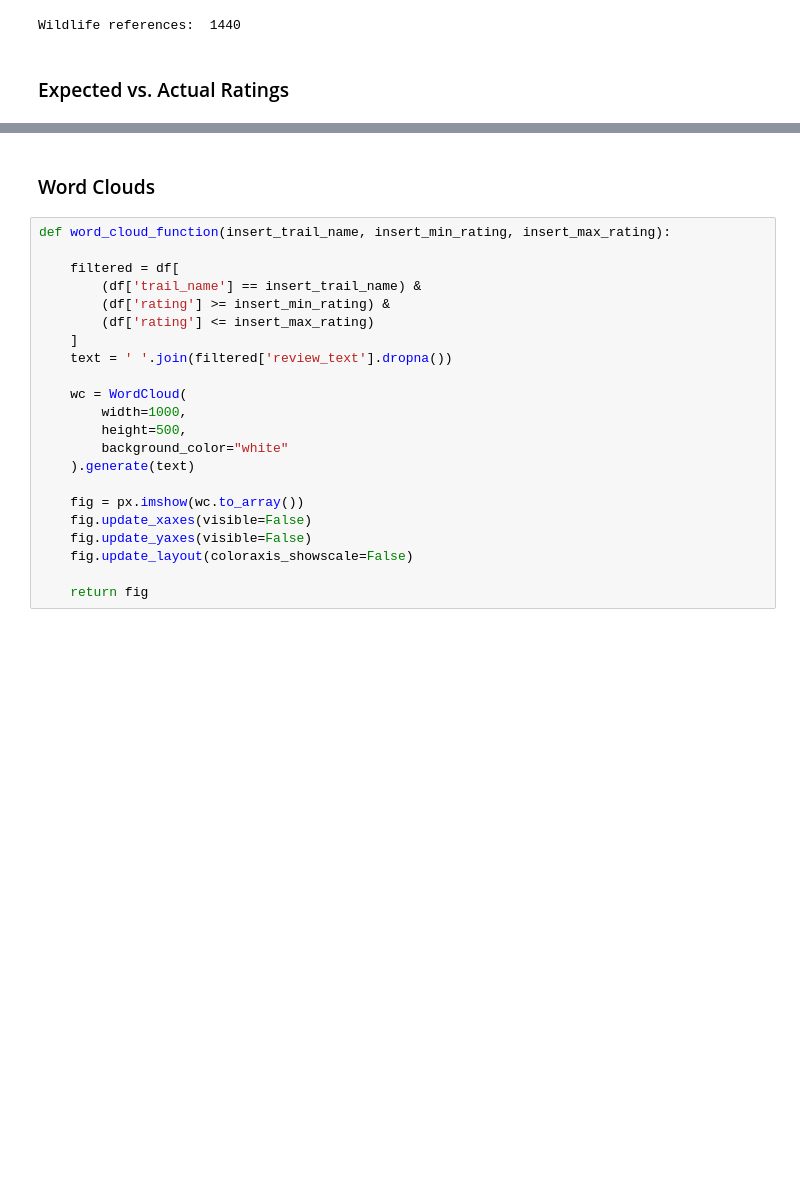
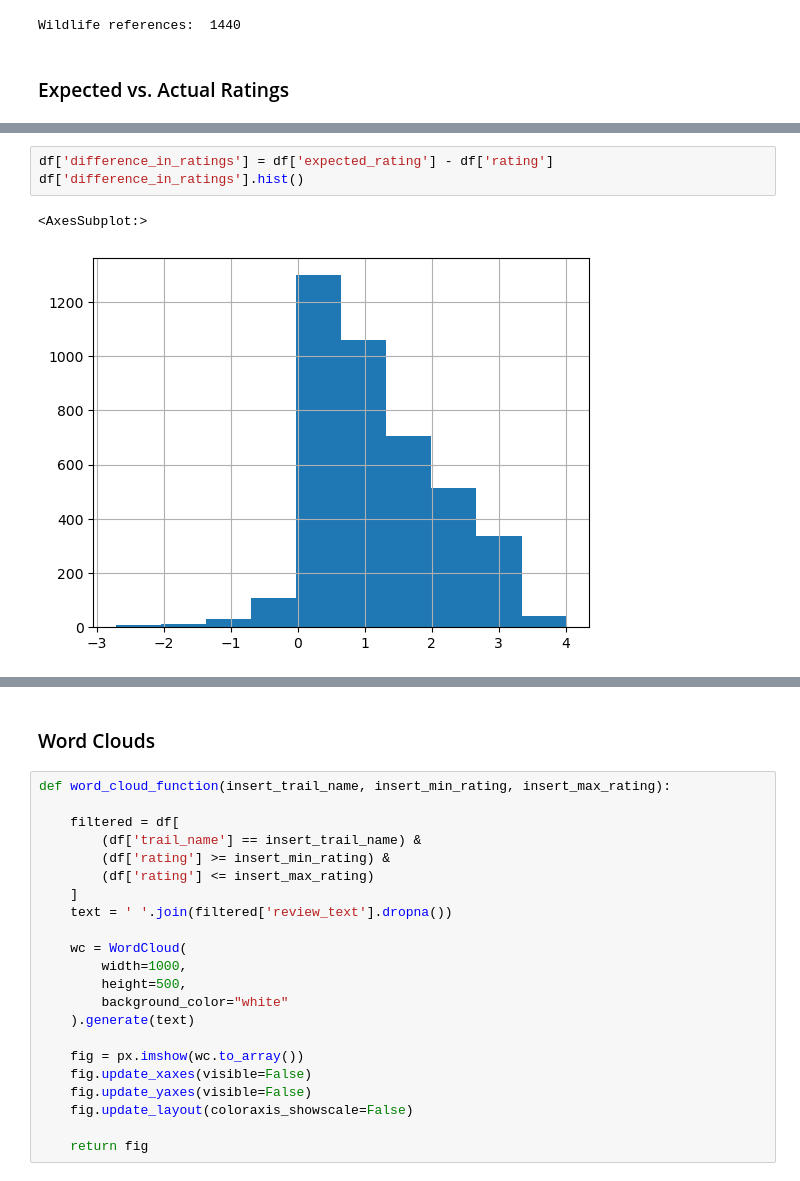
Before and after one commit to statzenthusiast921/hike_monitoring, a Jupyter notebook: scripts/More EDA on AllTrails 07.10.26.ipynb, the cells around one changed output, grey strips where cells are left out. Drawn from its saved outputs; the diff is of its cells as text; blank space fills up the shorter version.

```diff
--- a/scripts/More EDA on AllTrails 07.10.26.ipynb
+++ b/scripts/More EDA on AllTrails 07.10.26.ipynb
@@ -38,0 +54,6 @@ Wildlife references:  1440
+# %%
+df['difference_in_ratings'] = df['expected_rating'] - df['rating']
+df['difference_in_ratings'].hist()
+# %% [output]
+<AxesSubplot:>
+[figure, added]
```
Also changed, not shown: parts of 7 cells of this notebook.
